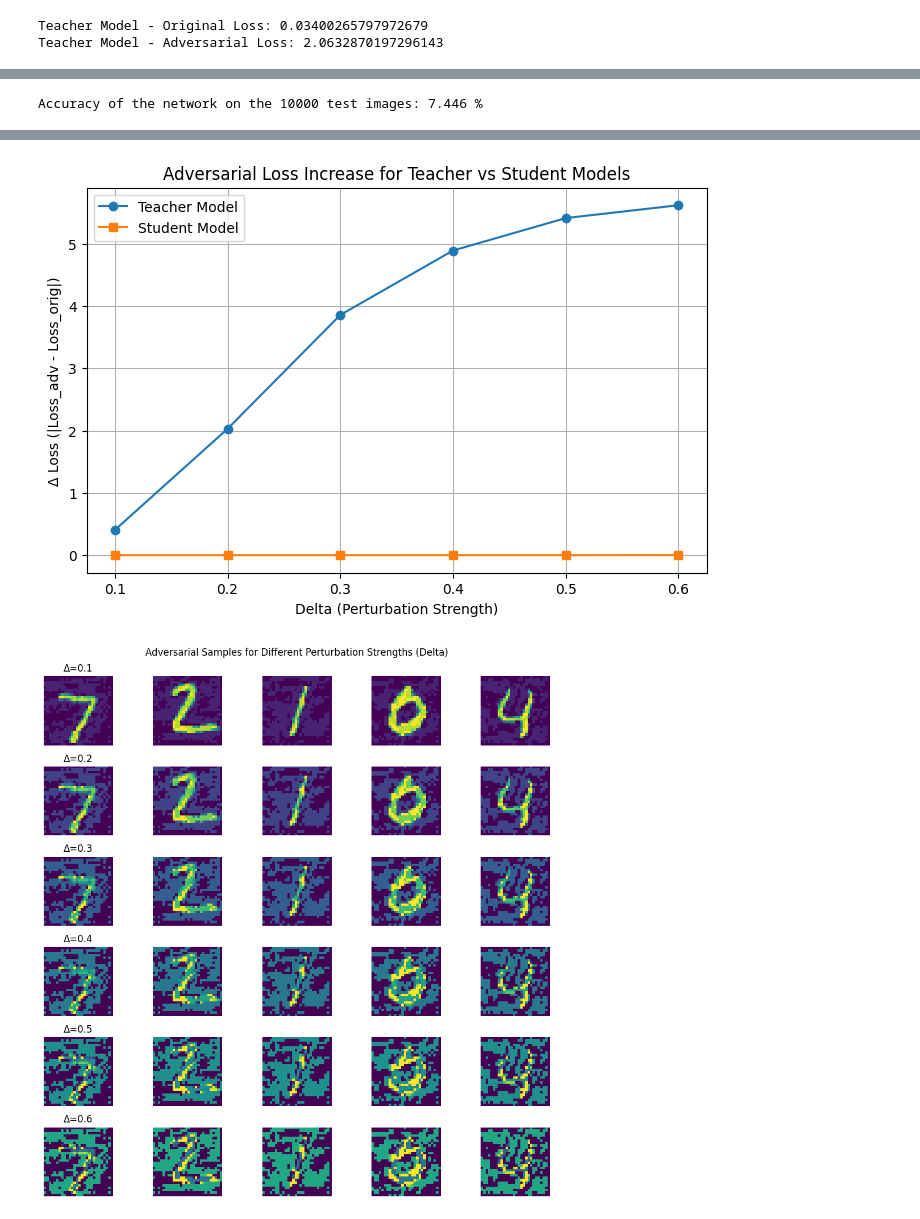
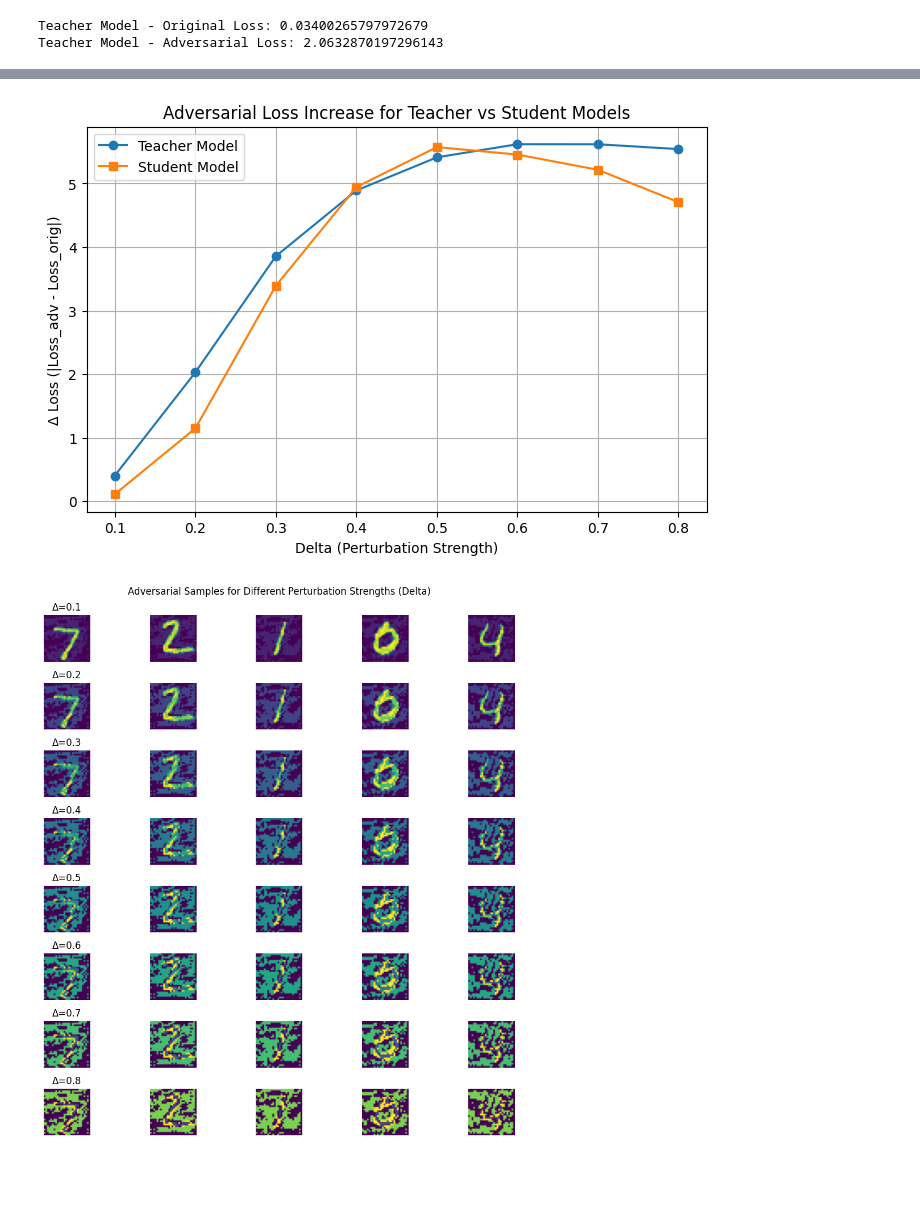
Before and after one commit to DeLnlyMthrLvr/Distillation_experiments, a Jupyter notebook: notebooks/mnist_notebook_00.ipynb, the cells around one changed output, grey strips where cells are left out. Saved outputs shown, nothing was run; the diff lists cells and outputs as text; code cells hidden in the pictures; blank space fills up the shorter version.

Commit message:
updated distillation. now seems to work.

```diff
--- a/notebooks/mnist_notebook_00.ipynb
+++ b/notebooks/mnist_notebook_00.ipynb
@@ -146,7 +140,7 @@ plt.show()
 # %%
 # Generate Soft Labels
 
-temp = 1.0
+temp = 2
 
 def get_soft_labels(model, dataloader, temp):
     soft_labels_list = []
@@ -213,0 +201,18 @@ plt.show()
+# %%
+def distillation_loss(student_logits, teacher_soft_labels, hard_labels, temp, alpha):
+    """
+    Computes the distillation loss.
+
+    Args:
+        student_logits: Output logits from the student model.
+        teacher_soft_labels: Soft labels generated by the teacher model.
+        hard_labels: Original hard labels.
+        temp: Temperature used for soft labels.
+        alpha: Weight for soft loss (1-alpha for hard loss).
+    """
+    soft_loss = nn.KLDivLoss(reduction="batchmean")(
+        torch.log_softmax(student_logits / temp, dim=1),
+        teacher_soft_labels
+    )
+    hard_loss = nn.CrossEntropyLoss()(student_logits, hard_labels)
+    return alpha * soft_loss + (1 - alpha) * hard_loss
@@ -213,0 +263,8 @@ plt.show()
+# %%
+max_epochs = 10
+alpha = 0.5
+temp = 8
+# %%
+# Initialize the student model
+student_model = Net().to(device)
+train_student(teacher_model, student_model, trainloader, temp=temp, alpha=alpha, epochs=max_epochs, lr=lr)
@@ -336,27 +406,6 @@ Accuracy of the network on the 10000 test images: 99.040 %
-# %%
-correct = 0
-total = 0
-# since we're not training, we don't need to calculate the gradients for our outputs
-accuracies = []
-with torch.no_grad():
-    for _ in tqdm(range(10)):
-        for data in testloader:
-            images, labels = data
-            images, labels = images.to(device), labels.to(device)
-            # calculate outputs by running images through the network
-            outputs = student_model(images)
-            # the class with the highest energy is what we choose as prediction
-            _, predicted = torch.max(outputs, 1)
-            total += labels.size(0)
-            correct += (predicted == labels).sum().item()
-        accuracies.append(100 * correct / total)
-
-print(f'Accuracy of the network on the 10000 test images: {np.mean(accuracies):.3f} %')
-# %% [output]
-Accuracy of the network on the 10000 test images: 7.446 %
 # %%
 # Define delta values to test
-delta_values = np.arange(0.1, 0.7, 0.1)  # From 0.1 to 0.6 with step of 0.1
+delta_values = np.arange(0.1, 0.9, 0.1)  # From 0.1 to 0.6 with step of 0.1
 teacher_losses, student_losses = [], []
 
 # Get a batch of test images
@@ -448,2 +497,2 @@ plt.show()
-[figure, old version]
+[figure, new version]
-[figure, old version]
+[figure, new version]
```
Also changed, not shown: parts of 12 cells of this notebook.
